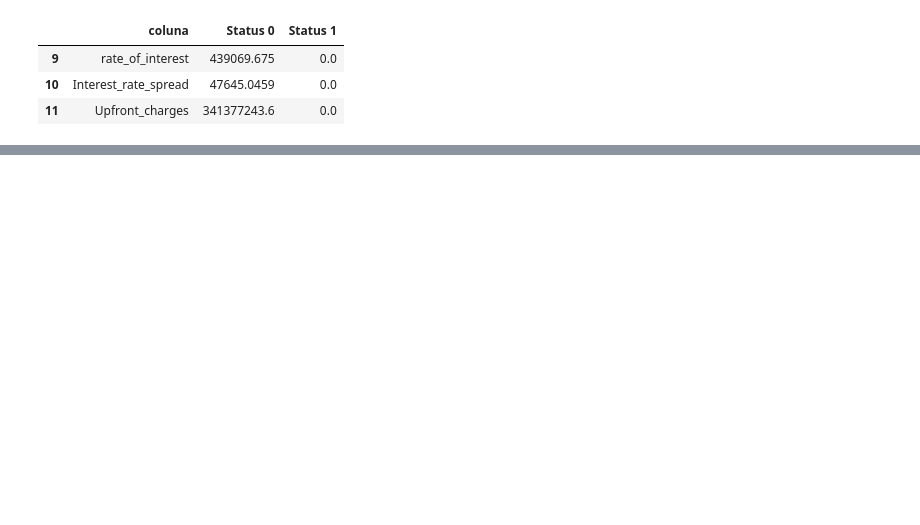
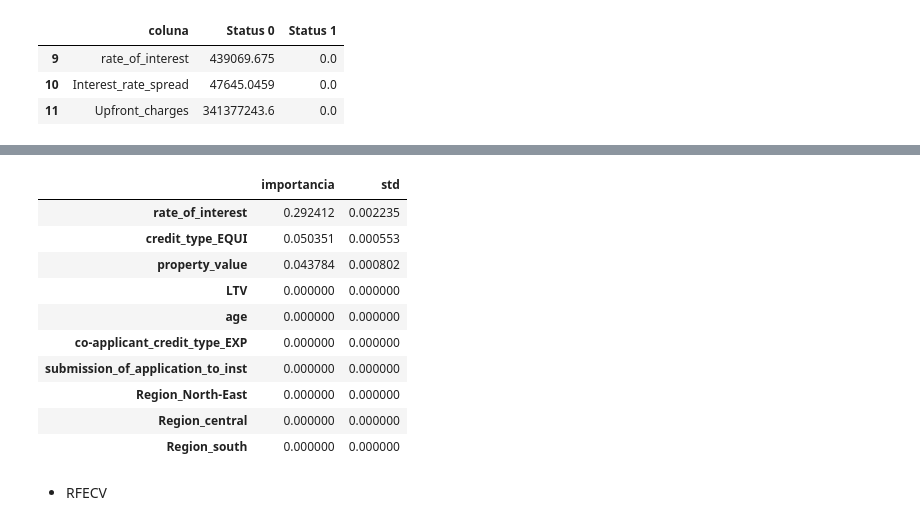
Before and after one commit to fernandobrancher/project_machine_learning_iii, a Jupyter notebook: project_loan_defaulters.ipynb, the cells around one changed output, grey strips where cells are left out. Cells and saved outputs as stored; diff of their text form; code cells hidden in the pictures; blank space fills up the shorter version.

```diff
--- a/project_loan_defaulters.ipynb
+++ b/project_loan_defaulters.ipynb
@@ -480,0 +528,26 @@ df_valores_status.loc[9:11]
+# %%
+estimador = DecisionTreeClassifier().fit(X_train_transformed, y_train)
+
+permutacao = permutation_importance(estimador, X_test_transformed, y_test, random_state=42)
+# %%
+dados = {
+    'importancia': permutacao.importances_mean,
+    'std': permutacao.importances_std
+}
+
+importancia = pd.DataFrame(dados, index=estimador.feature_names_in_).sort_values(by='importancia', ascending=False).head(10)
+importancia
+# %% [output]
+|  | importancia | std |
+| rate_of_interest | 0.292412 | 0.002235 |
+| credit_type_EQUI | 0.050351 | 0.000553 |
+| property_value | 0.043784 | 0.000802 |
+| LTV | 0.000000 | 0.000000 |
+| age | 0.000000 | 0.000000 |
+| co-applicant_credit_type_EXP | 0.000000 | 0.000000 |
+| submission_of_application_to_inst | 0.000000 | 0.000000 |
+| Region_North-East | 0.000000 | 0.000000 |
+| Region_central | 0.000000 | 0.000000 |
+| Region_south | 0.000000 | 0.000000 |
+# %% [markdown]
+- RFECV
```
Also changed, not shown: parts of 16 cells of this notebook.
